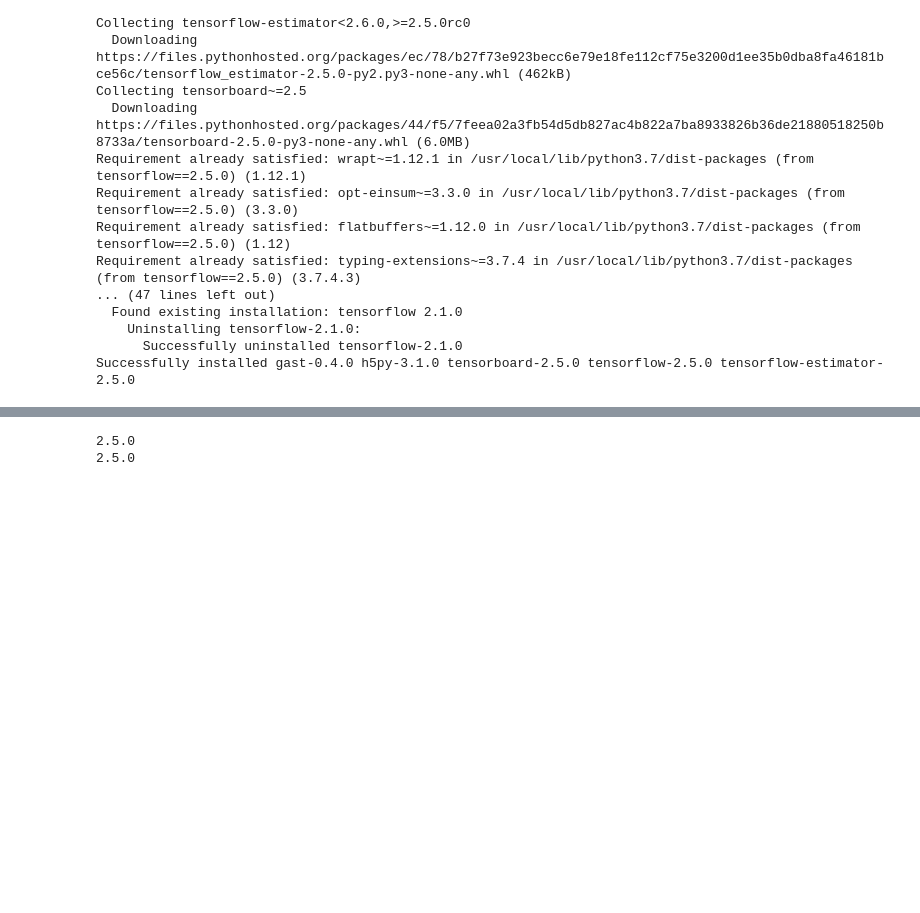
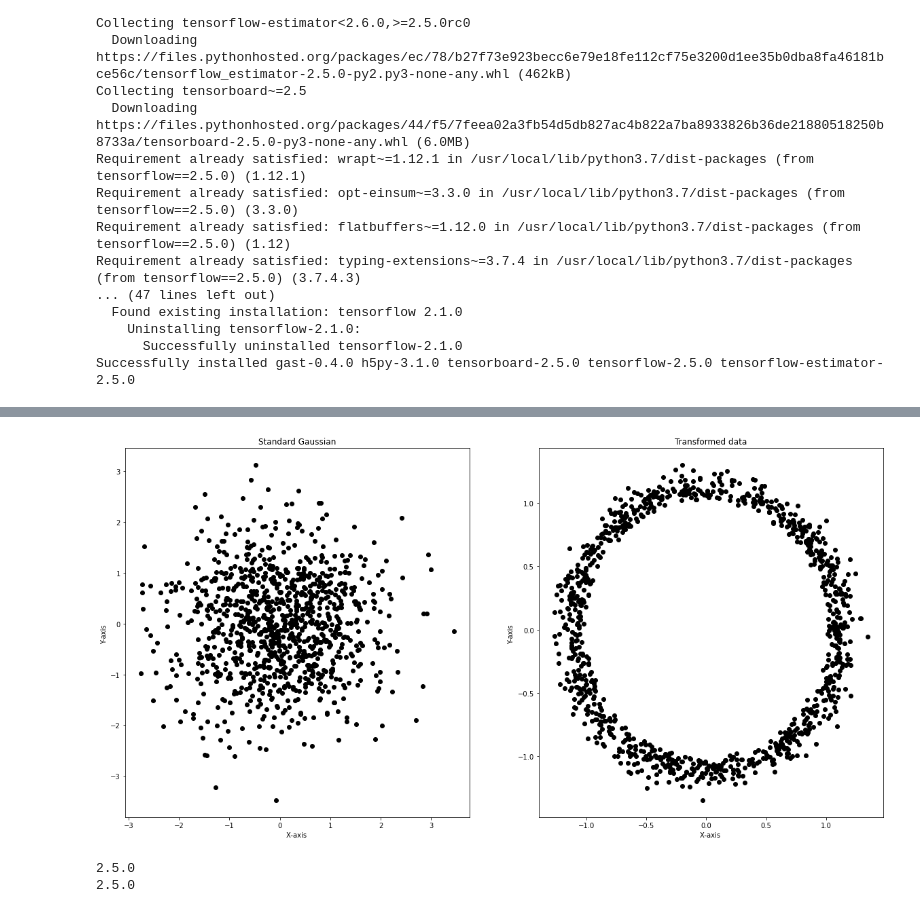
Before and after one commit to rodelafue/MLBI, a Jupyter notebook: VAE-keras.ipynb, the cells around one changed output, grey strips where cells are left out. Drawn from its saved outputs; the diff is of its cells as text; code cells hidden in the pictures; blank space fills up the shorter version.

```diff
--- a/VAE-keras.ipynb
+++ b/VAE-keras.ipynb
@@ -21,3 +65,30 @@ Successfully installed gast-0.4.0 h5py-3.1.0 tensorboard-2.5.0 tensorflow-2.5.0
+# %%
+from numpy import linalg as LA
+def g(z):
+  first_term=z/10
+  norm_z=LA.norm(z, axis=1)
+  second_term = z / norm_z[:,None]
+  return  first_term+second_term
+
+z=rv.rvs(size=1000)
+transformed = g(z)
+
+plt.figure(figsize=(20,10))
+plt.subplot(1, 2, 1) # row 1, col 2 index 1
+plt.plot(z[:,0], z[:,1], 'o', color='black')
+plt.title("Standard Gaussian")
+plt.xlabel('X-axis ')
+plt.ylabel('Y-axis ')
+
+plt.subplot(1, 2, 2) # index 2
+plt.plot(transformed[:,0], transformed[:,1], 'o', color='black')
+plt.title("Transformed data")
+plt.xlabel('X-axis ')
+plt.ylabel('Y-axis ')
+
+plt.show()
+# %% [output]
+[figure, added]
 # %%
 import numpy as np
 import tensorflow as tf
```
Also changed, not shown: parts of 2 cells of this notebook.
